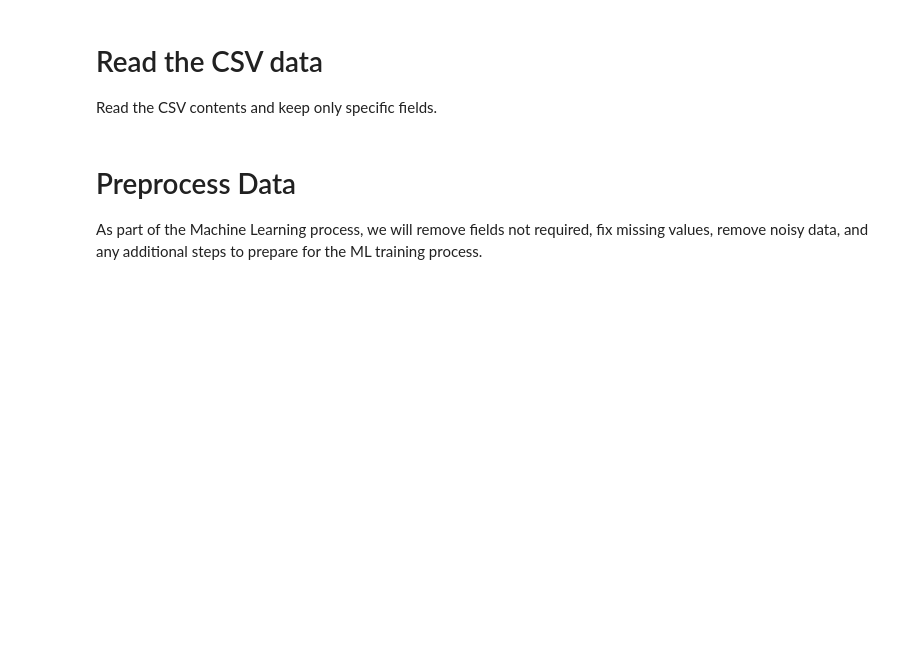
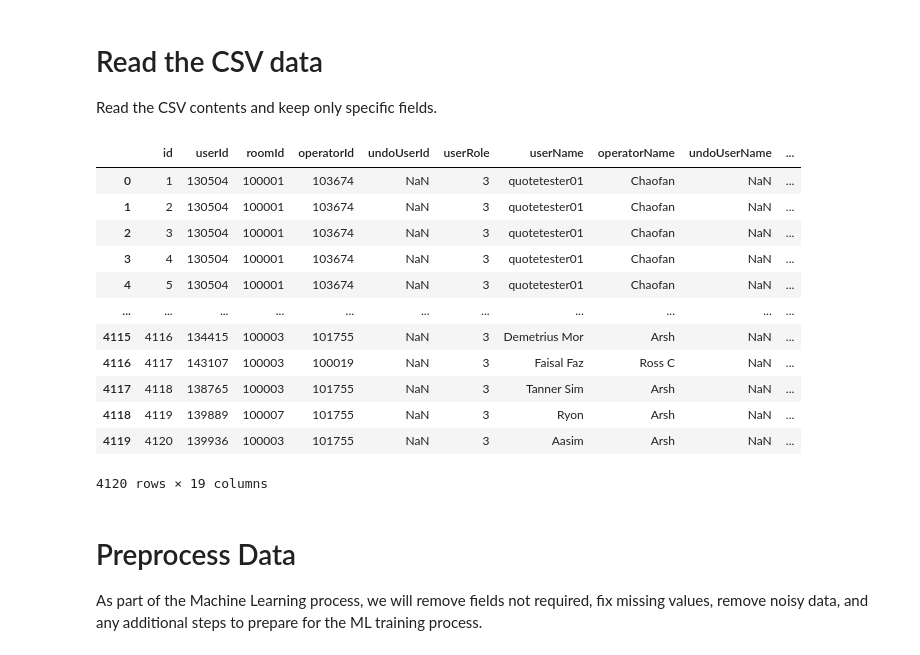
Before and after one commit to duaneleem/research.mldevops, a Jupyter notebook: message-categorization/rnn-softmax-multi-class-text-classify/preprocess-data.ipynb, the cells around one changed output. Saved outputs shown, nothing was run; the diff lists cells and outputs as text; code cells hidden in the pictures; blank space fills up the shorter version.

```diff
--- a/message-categorization/rnn-softmax-multi-class-text-classify/preprocess-data.ipynb
+++ b/message-categorization/rnn-softmax-multi-class-text-classify/preprocess-data.ipynb
@@ -48,8 +52,23 @@ Read the CSV contents and keep only specific fields.
 # %%
 # Open file and save to dataframe.
 df = pd.read_csv(FILE_MESSAGES)
 
-# print(df.columns)
+#print(df.columns)
+display(df)
+# %% [output]
+|  | id | userId | roomId | operatorId | undoUserId | userRole | userName | operatorName | undoUserName | ... |
+| 0 | 1 | 130504 | 100001 | 103674 | NaN | 3 | quotetester01 | Chaofan | NaN | ... |
+| 1 | 2 | 130504 | 100001 | 103674 | NaN | 3 | quotetester01 | Chaofan | NaN | ... |
+| 2 | 3 | 130504 | 100001 | 103674 | NaN | 3 | quotetester01 | Chaofan | NaN | ... |
+| 3 | 4 | 130504 | 100001 | 103674 | NaN | 3 | quotetester01 | Chaofan | NaN | ... |
+| 4 | 5 | 130504 | 100001 | 103674 | NaN | 3 | quotetester01 | Chaofan | NaN | ... |
+| ... | ... | ... | ... | ... | ... | ... | ... | ... | ... | ... |
+| 4115 | 4116 | 134415 | 100003 | 101755 | NaN | 3 | Demetrius Mor | Arsh | NaN | ... |
+| 4116 | 4117 | 143107 | 100003 | 100019 | NaN | 3 | Faisal Faz | Ross C | NaN | ... |
+| 4117 | 4118 | 138765 | 100003 | 101755 | NaN | 3 | Tanner Sim | Arsh | NaN | ... |
+| 4118 | 4119 | 139889 | 100007 | 101755 | NaN | 3 | Ryon | Arsh | NaN | ... |
+| 4119 | 4120 | 139936 | 100003 | 101755 | NaN | 3 | Aasim | Arsh | NaN | ... |
+4120 rows × 19 columns
 # %% [markdown]
 # Preprocess Data
 
```
Also changed, not shown: parts of 17 cells of this notebook.
